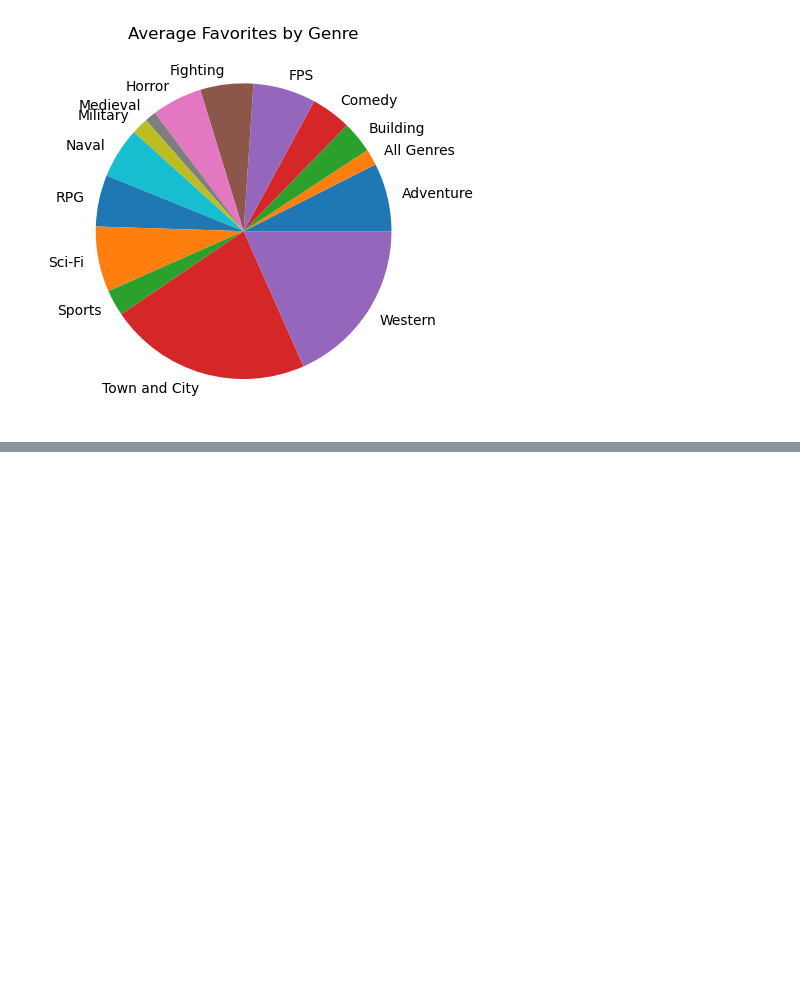
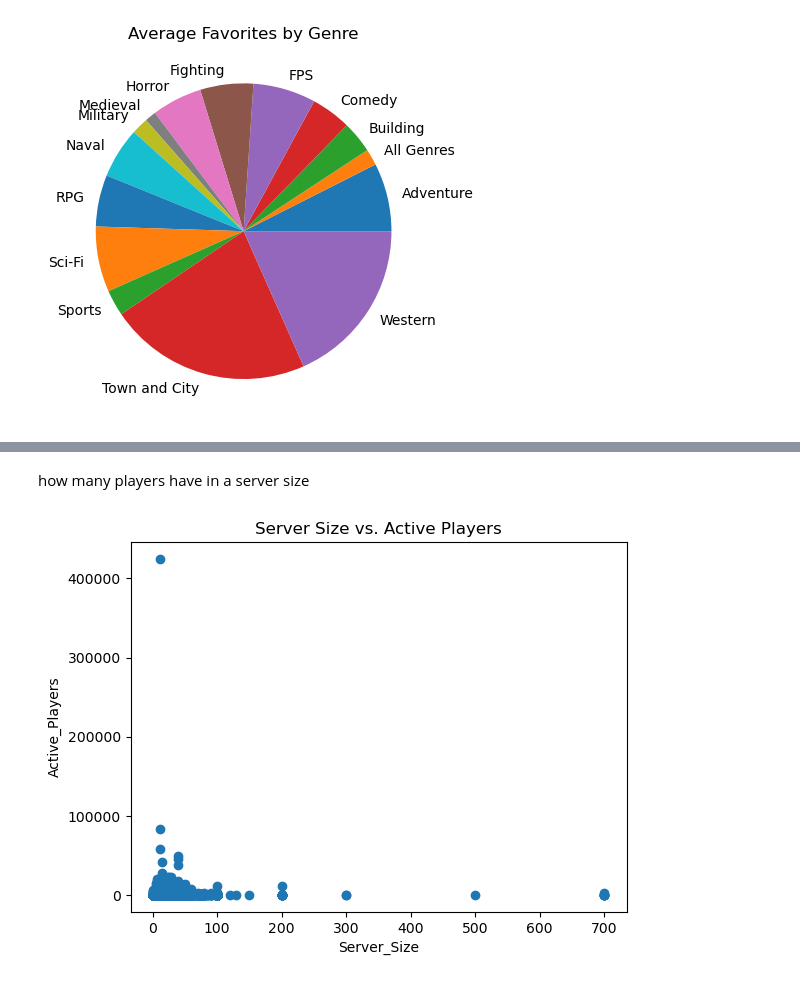
Before and after one commit to idoelarat/Data-Science-Project-Roblox, a Jupyter notebook: Roblox.ipynb, the cells around one changed output, grey strips where cells are left out. Cells and saved outputs as stored; diff of their text form; code cells hidden in the pictures; blank space fills up the shorter version.

```diff
--- a/Roblox.ipynb
+++ b/Roblox.ipynb
@@ -578,0 +600,12 @@ plt.show()
+# %% [markdown]
+how many players have in a server size
+# %%
+server_sizes = df['server_size']
+active_players = df['active_players']
+plt.scatter(server_sizes, active_players)
+plt.xlabel('Server_Size')
+plt.ylabel('Active_Players')
+plt.title('Server Size vs. Active Players')
+plt.show()
+# %% [output]
+[figure, added]
```
Also changed, not shown: parts of 13 cells of this notebook.
